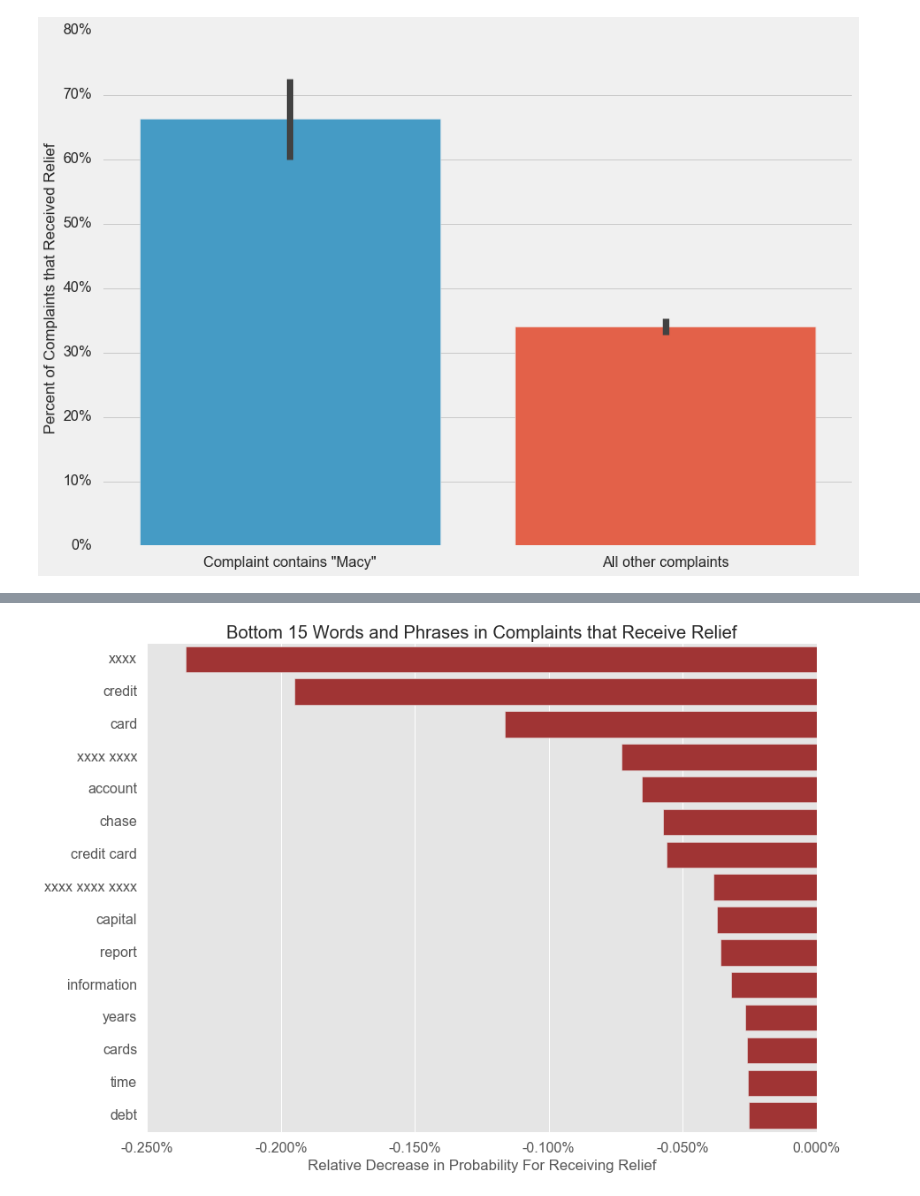
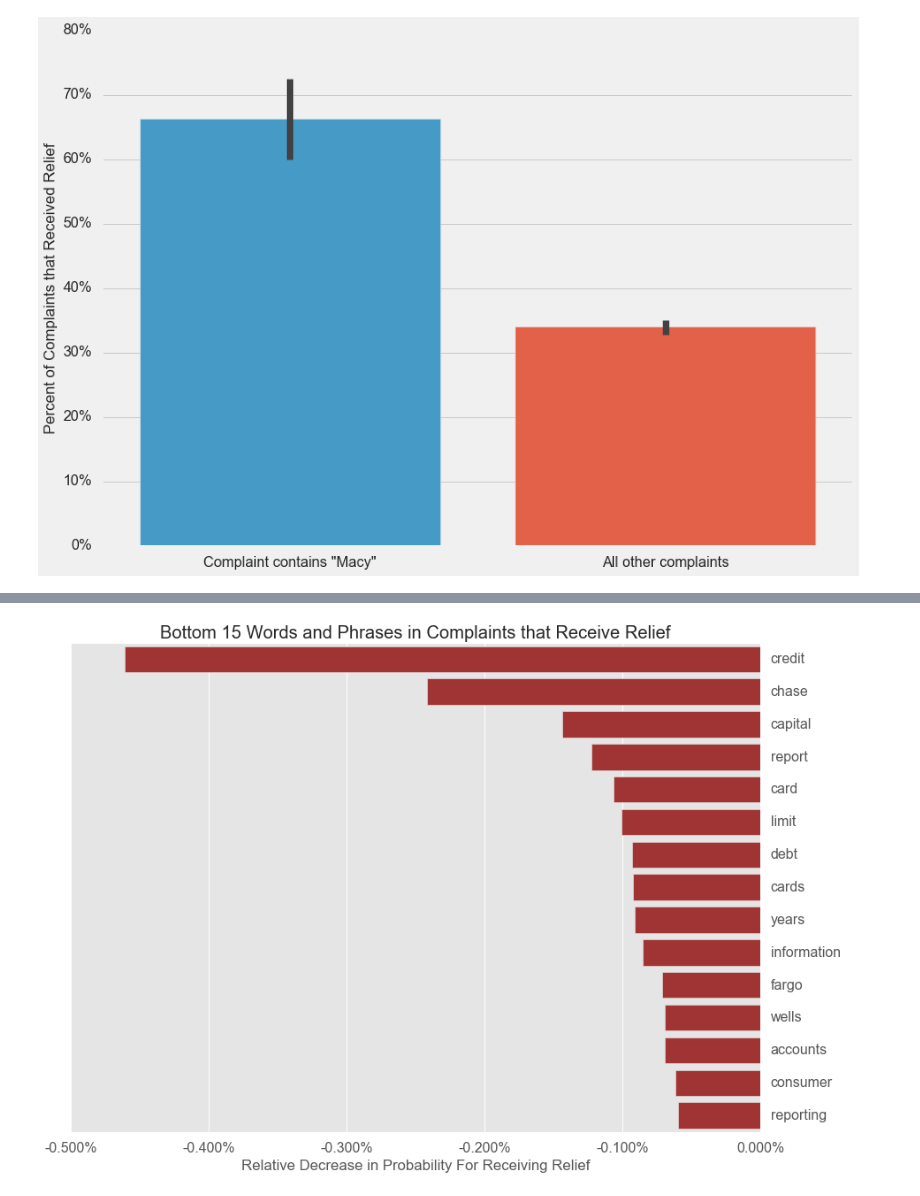
Before and after one commit to HipHoff/HipHoff, a Jupyter notebook: CFPB Complaints/Munging and Analysis.ipynb, the cells around one changed output, grey strips where cells are left out. Drawn from its saved outputs; the diff is of its cells as text; code cells hidden in the pictures.

```diff
--- a/CFPB Complaints/Munging and Analysis.ipynb
+++ b/CFPB Complaints/Munging and Analysis.ipynb
@@ -119,12 +59,12 @@ Name: Percent More Likely to Get Relief, dtype: float64
 credit_card_df = df[df['Product'] == 'Credit card'].copy()
 complaints = credit_card_df['Consumer complaint narrative'].values
 # %%
-vect = CountVectorizer(ngram_range=(1,3), stop_words='english')
+vect = CountVectorizer(ngram_range=(1,1), stop_words='english')
 X_words = vect.fit_transform(complaints)
 words = vect.get_feature_names()
 # %%
 y = [int(x) for x in credit_card_df['Relief Indicator'].values]
 # %%
-clf = MultinomialNB()
+clf = MultinomialNB(alpha=0)
 clf.fit(X_words,y)
 # %% [output]
@@ -281,10 +231,17 @@ bottom_15_series = likelihood_df['Percent More Likely to Get Relief'].sort_value
 # %%
+#Worst 15 Words
+
+bottom_15_series = likelihood_df['Percent More Likely to Get Relief'].sort_values().ix[:15]
+
 with plt.style.context('ggplot'):
     sns.barplot(y=bottom_15_series.index, x=bottom_15_series, color='FireBrick')
     plt.ylabel('')
     plt.xlabel('Relative Decrease in Probability For Receiving Relief')
     plt.title('Bottom 15 Words and Phrases in Complaints that Receive Relief')
     plt.gca().xaxis.set_major_formatter(mpl.ticker.FormatStrFormatter('%.3f%%'))
+    plt.gca().yaxis.tick_right()
     output_figure('bottom_15_words')
+
+# Note limit vs. issue ranking from above
 # %% [output]
-[figure, old version]
+[figure, new version]
```
Also changed, not shown: parts of 34 cells of this notebook, 8 other files.
